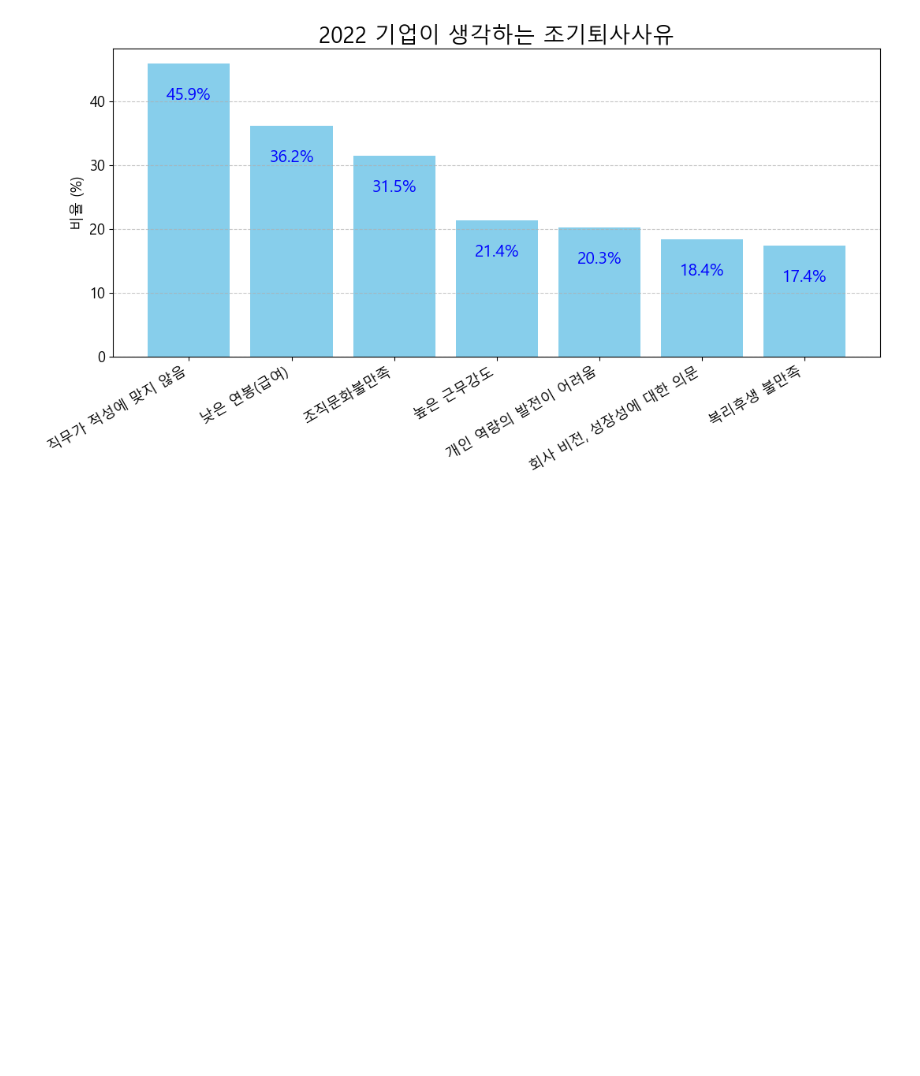
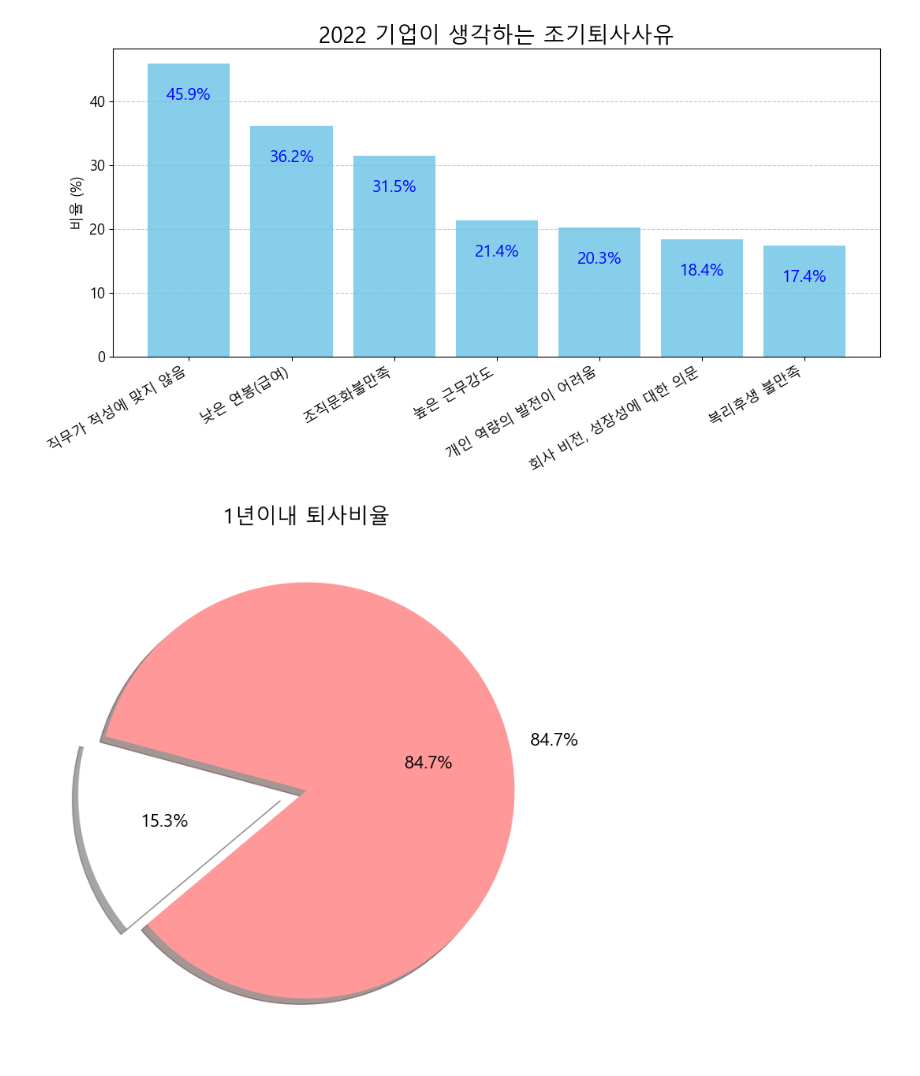
Before and after one commit to minchang3680/TT, a Jupyter notebook: 1이3김.ipynb, the cells around one changed output. Cells and saved outputs as stored; diff of their text form; code cells hidden in the pictures; blank space fills up the shorter version.

```diff
--- a/1이3김.ipynb
+++ b/1이3김.ipynb
@@ -232,3 +232,31 @@ plt.tight_layout()
 plt.show()
 # %% [output]
 [figure]
+# %%
+import matplotlib.pyplot as plt
+
+# 데이터 (30%만 표시)
+values = [84.7, 15.3]
+labels = ['84.7%', '']  # 70%는 라벨을 비워서 숨깁니다.
+colors = ['#ff9999', 'white']  # 70%는 흰색으로 설정하여 숨깁니다.
+
+# 파이 차트 그리기
+plt.figure(figsize=(8, 8))
+plt.pie(
+    values,
+    labels=labels,
+    autopct='%1.1f%%',  # 퍼센트 표시
+    startangle=220,      # 시작 각도
+    colors=colors,      # 색상 설정
+    explode=(0, 0.1),   # 30% 부분 강조
+    shadow=True,        # 그림자 효과
+    textprops={'fontsize': 15}
+)
+
+# 제목 설정
+plt.title('1년이내 퇴사비율', fontsize=18)
+
+# 차트 출력
+plt.show()
+# %% [output]
+[figure, added]
```
Also changed, not shown: parts of 2 cells of this notebook.
